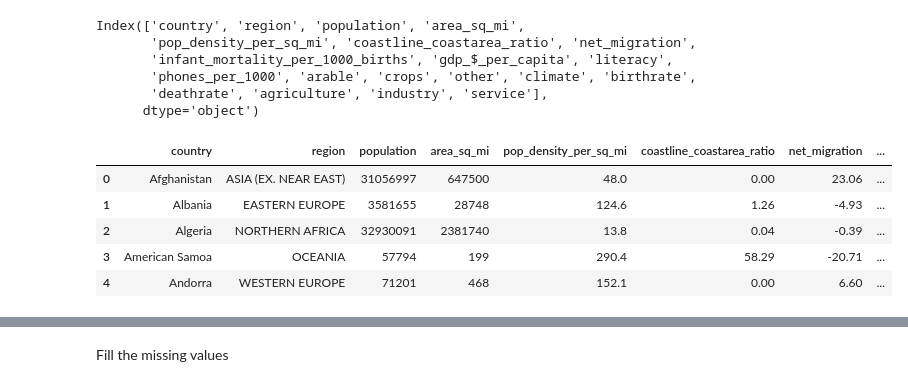
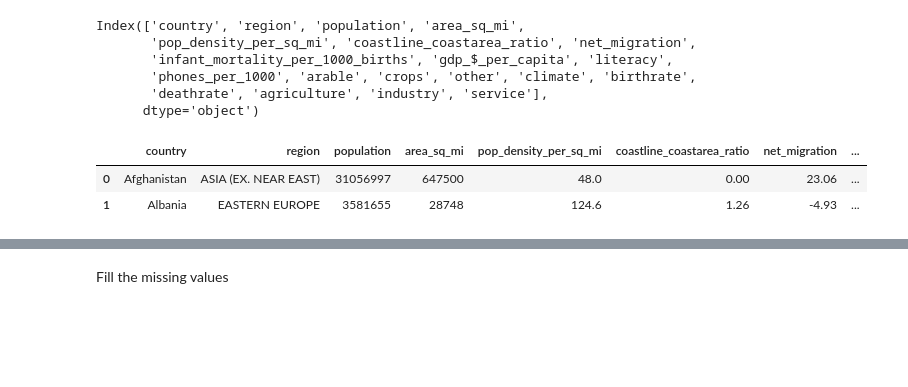
Before and after one commit to Rishiraj-singh7/Countries-of-the-world, a Jupyter notebook: main.ipynb, the cells around one changed output, grey strips where cells are left out. Cells and saved outputs as stored; diff of their text form; code cells hidden in the pictures; blank space fills up the shorter version.

```diff
--- a/main.ipynb
+++ b/main.ipynb
@@ -123,11 +123,8 @@ Index(['country', 'region', 'population', 'area_sq_mi',
        'deathrate', 'agriculture', 'industry', 'service'],
       dtype='object')
 # %%
-world.head(5)
+world.head(2)
 # %% [output]
 |  | country | region | population | area_sq_mi | pop_density_per_sq_mi | coastline_coastarea_ratio | net_migration | ... |
 | 0 | Afghanistan | ASIA (EX. NEAR EAST) | 31056997 | 647500 | 48.0 | 0.00 | 23.06 | ... |
 | 1 | Albania | EASTERN EUROPE | 3581655 | 28748 | 124.6 | 1.26 | -4.93 | ... |
-| 2 | Algeria | NORTHERN AFRICA | 32930091 | 2381740 | 13.8 | 0.04 | -0.39 | ... |
-| 3 | American Samoa | OCEANIA | 57794 | 199 | 290.4 | 58.29 | -20.71 | ... |
-| 4 | Andorra | WESTERN EUROPE | 71201 | 468 | 152.1 | 0.00 | 6.60 | ... |
```
Also changed, not shown: parts of 18 cells of this notebook, 1 other file.
